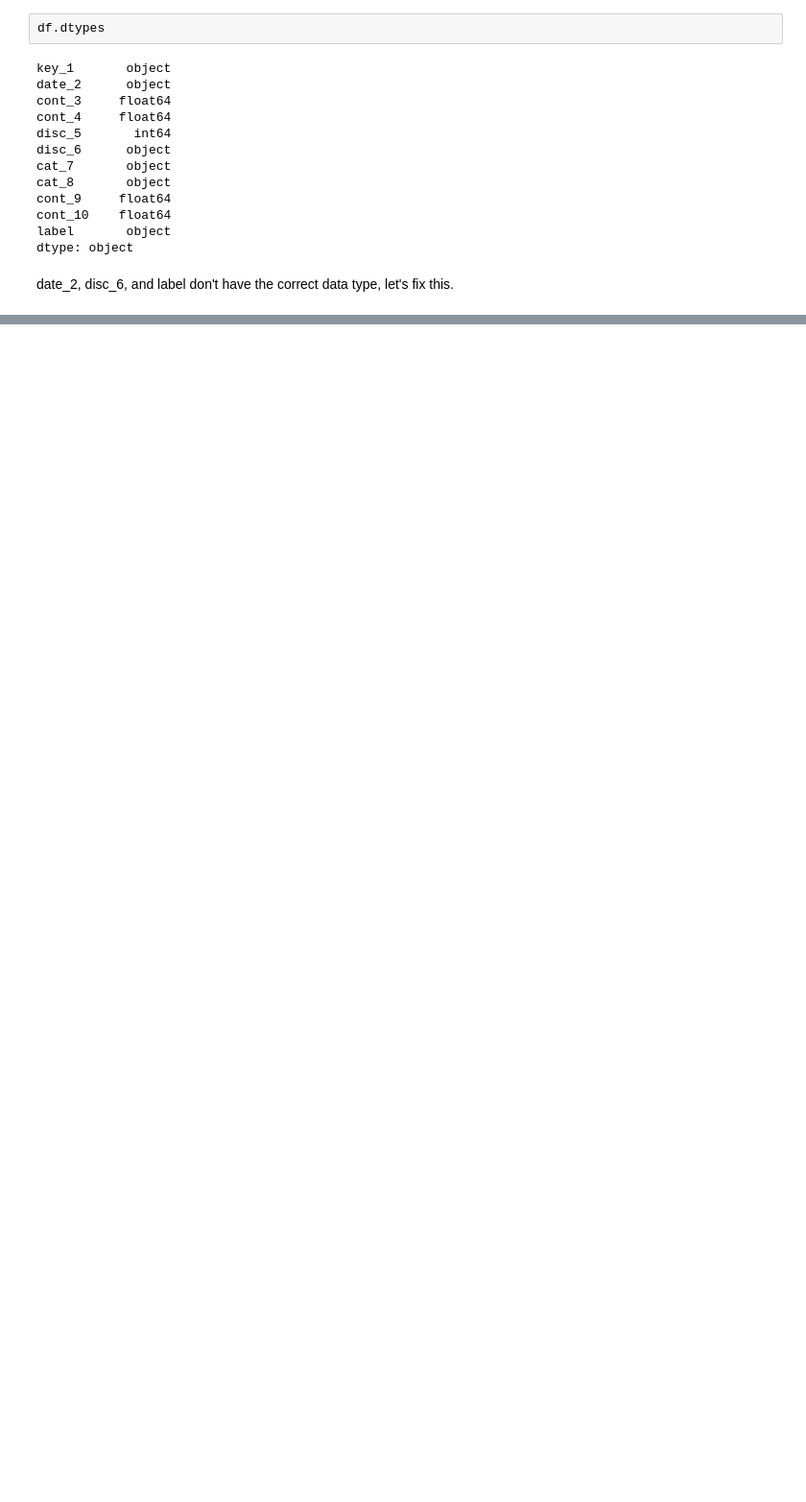
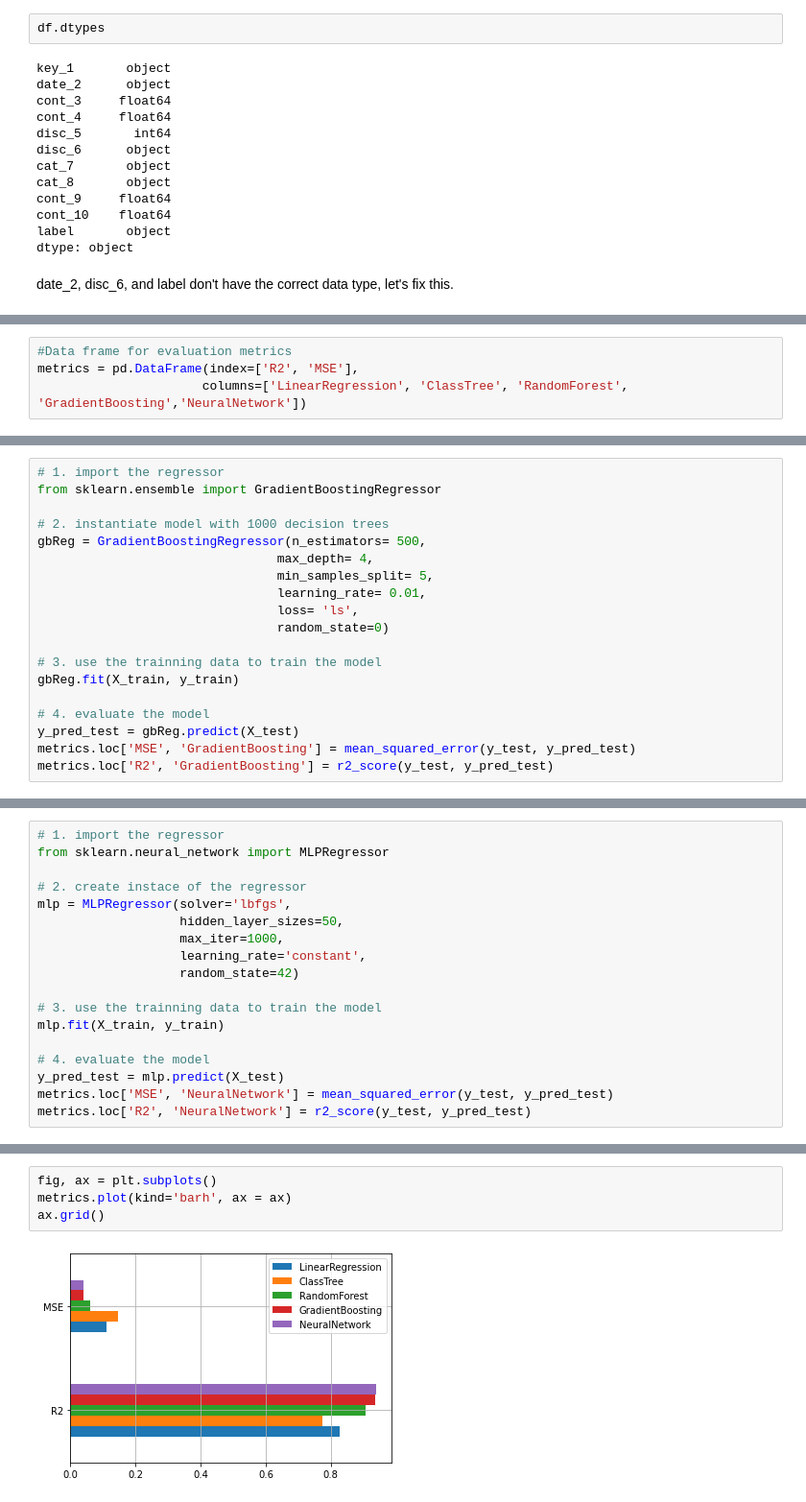
Before and after one commit to juancronos/s4n_data_science_test, a Jupyter notebook: predictiveModelNotebook.ipynb, the cells around one changed output, grey strips where cells are left out. Shown: that part at 96% size. Cells and saved outputs as stored; diff of their text form; blank space fills up the shorter version.

Commit message:
All models finished

```diff
--- a/predictiveModelNotebook.ipynb
+++ b/predictiveModelNotebook.ipynb
@@ -83 +187,5 @@ date_2, disc_6, and label don't have the correct data type, let's fix this.
+# %%
+#Data frame for evaluation metrics
+metrics = pd.DataFrame(index=['R2', 'MSE'],
+                      columns=['LinearRegression', 'ClassTree', 'RandomForest', 'GradientBoosting','NeuralNetwork'])
 # %% [markdown]
@@ -84,0 +243,19 @@ date_2, disc_6, and label don't have the correct data type, let's fix this.
+# %%
+# 1. import the regressor
+from sklearn.ensemble import GradientBoostingRegressor
+
+# 2. instantiate model with 1000 decision trees
+gbReg = GradientBoostingRegressor(n_estimators= 500,
+                                max_depth= 4,
+                                min_samples_split= 5,
+                                learning_rate= 0.01,
+                                loss= 'ls',
+                                random_state=0)
+
+# 3. use the trainning data to train the model
+gbReg.fit(X_train, y_train)
+
+# 4. evaluate the model
+y_pred_test = gbReg.predict(X_test)
+metrics.loc['MSE', 'GradientBoosting'] = mean_squared_error(y_test, y_pred_test)
+metrics.loc['R2', 'GradientBoosting'] = r2_score(y_test, y_pred_test)
@@ -84,0 +264,18 @@ date_2, disc_6, and label don't have the correct data type, let's fix this.
+# %%
+# 1. import the regressor
+from sklearn.neural_network import MLPRegressor
+
+# 2. create instace of the regressor
+mlp = MLPRegressor(solver='lbfgs',
+                   hidden_layer_sizes=50,
+                   max_iter=1000,
+                   learning_rate='constant',
+                   random_state=42)
+
+# 3. use the trainning data to train the model
+mlp.fit(X_train, y_train)
+
+# 4. evaluate the model
+y_pred_test = mlp.predict(X_test)
+metrics.loc['MSE', 'NeuralNetwork'] = mean_squared_error(y_test, y_pred_test)
+metrics.loc['R2', 'NeuralNetwork'] = r2_score(y_test, y_pred_test)
@@ -85 +288,7 @@ date_2, disc_6, and label don't have the correct data type, let's fix this.
+# %%
+fig, ax = plt.subplots()
+metrics.plot(kind='barh', ax = ax)
+ax.grid()
+# %% [output]
+[figure, added]
 # %% [markdown]
```
Also changed, not shown: parts of 41 cells of this notebook, 4 other files.
